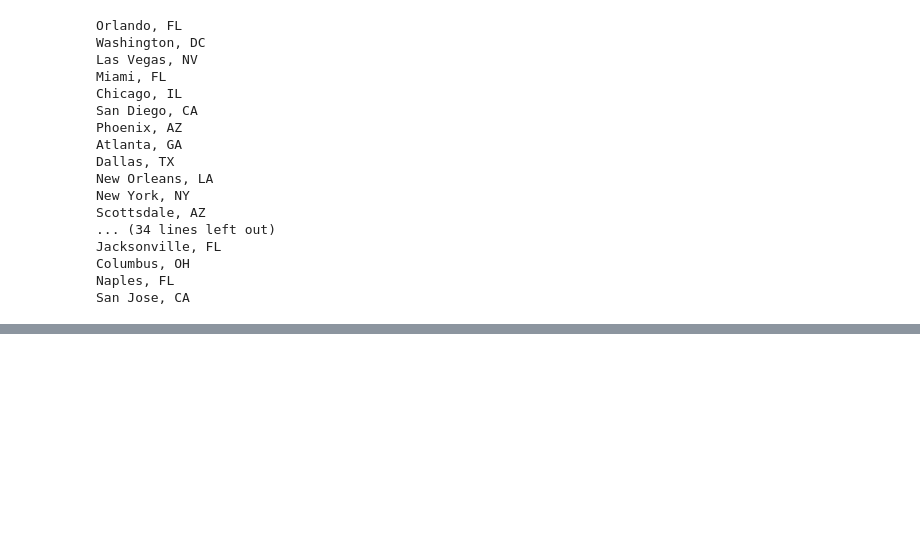
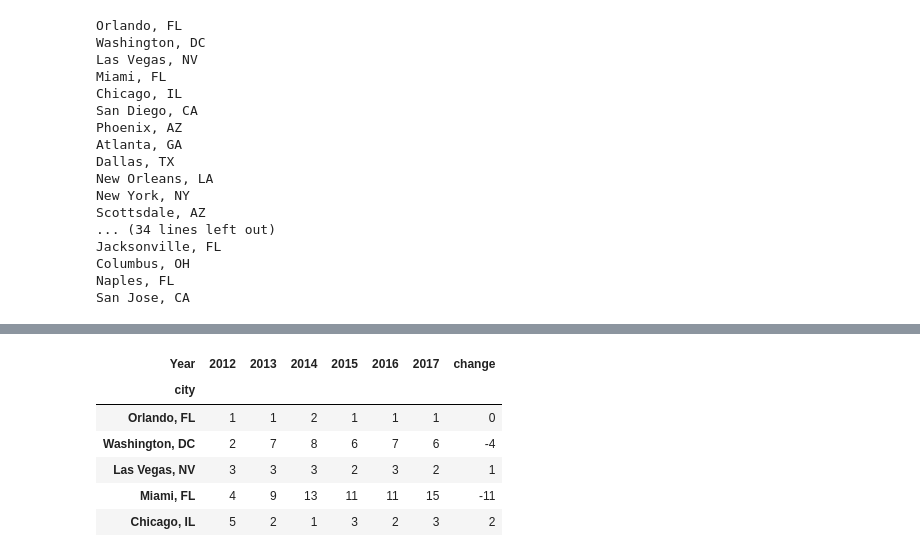
Before and after one commit to ethanarsht/meetia-images, a Jupyter notebook: cvent_charts.ipynb, the cells around one changed output, grey strips where cells are left out. Saved outputs shown, nothing was run; the diff lists cells and outputs as text; code cells hidden in the pictures; blank space fills up the shorter version.

```diff
--- a/cvent_charts.ipynb
+++ b/cvent_charts.ipynb
@@ -138,4 +168,10 @@ df_ranks = df_ranks.rename(columns = {'index':'Year'})
+# %%
+df_ranks['National Harbor, MD'] = ['unranked', 26,35,35,35,34]
+# %%
+df_ranks = df_ranks.drop('National Harbor, DC', axis = 1)
 # %%
 df_ranks['Washington, DC'] = [2, 7, 8, 6, 7, 6]
 # %%
 df_ranks = df_ranks.drop('Washington, D.C.', axis = 1)
+# %%
+df_ranks['St. Louis, MO'] = [35, 35, 27, 29, 29, 29]
@@ -160,3 +200,13 @@ df_bar = df_bar.drop(['Year'])
 df_bar = df_bar.replace('unranked', 50)
 # %%
 df_bar['change'] = df_bar[2012] - df_bar[2017]
+# %%
+df_bar.head()
+# %% [output]
+| Year | 2012 | 2013 | 2014 | 2015 | 2016 | 2017 | change |
+| city |  |  |  |  |  |  |  |
+| Orlando, FL | 1 | 1 | 2 | 1 | 1 | 1 | 0 |
+| Washington, DC | 2 | 7 | 8 | 6 | 7 | 6 | -4 |
+| Las Vegas, NV | 3 | 3 | 3 | 2 | 3 | 2 | 1 |
+| Miami, FL | 4 | 9 | 13 | 11 | 11 | 15 | -11 |
+| Chicago, IL | 5 | 2 | 1 | 3 | 2 | 3 | 2 |
```
Also changed, not shown: parts of 21 cells of this notebook, 3 other files.
